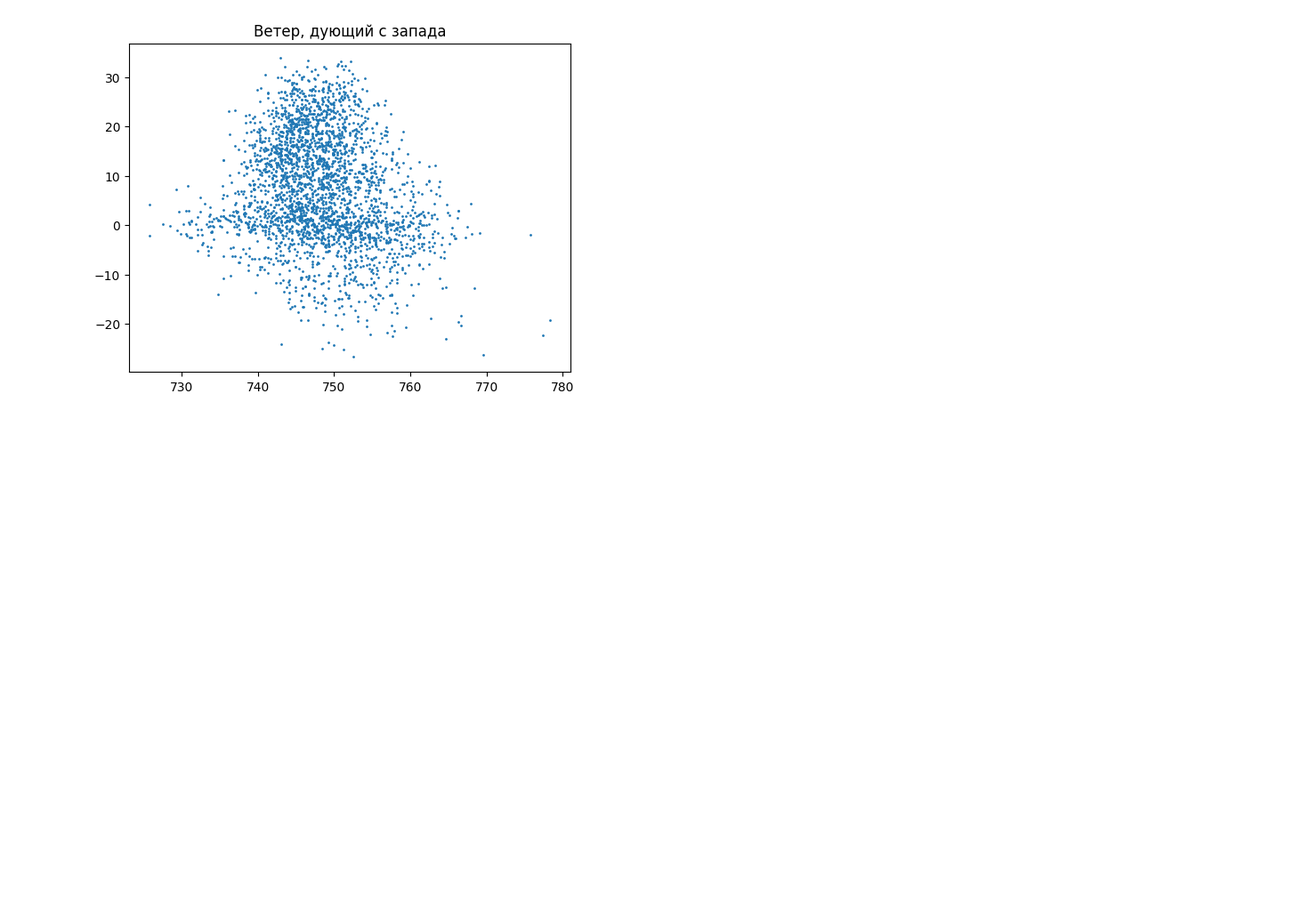
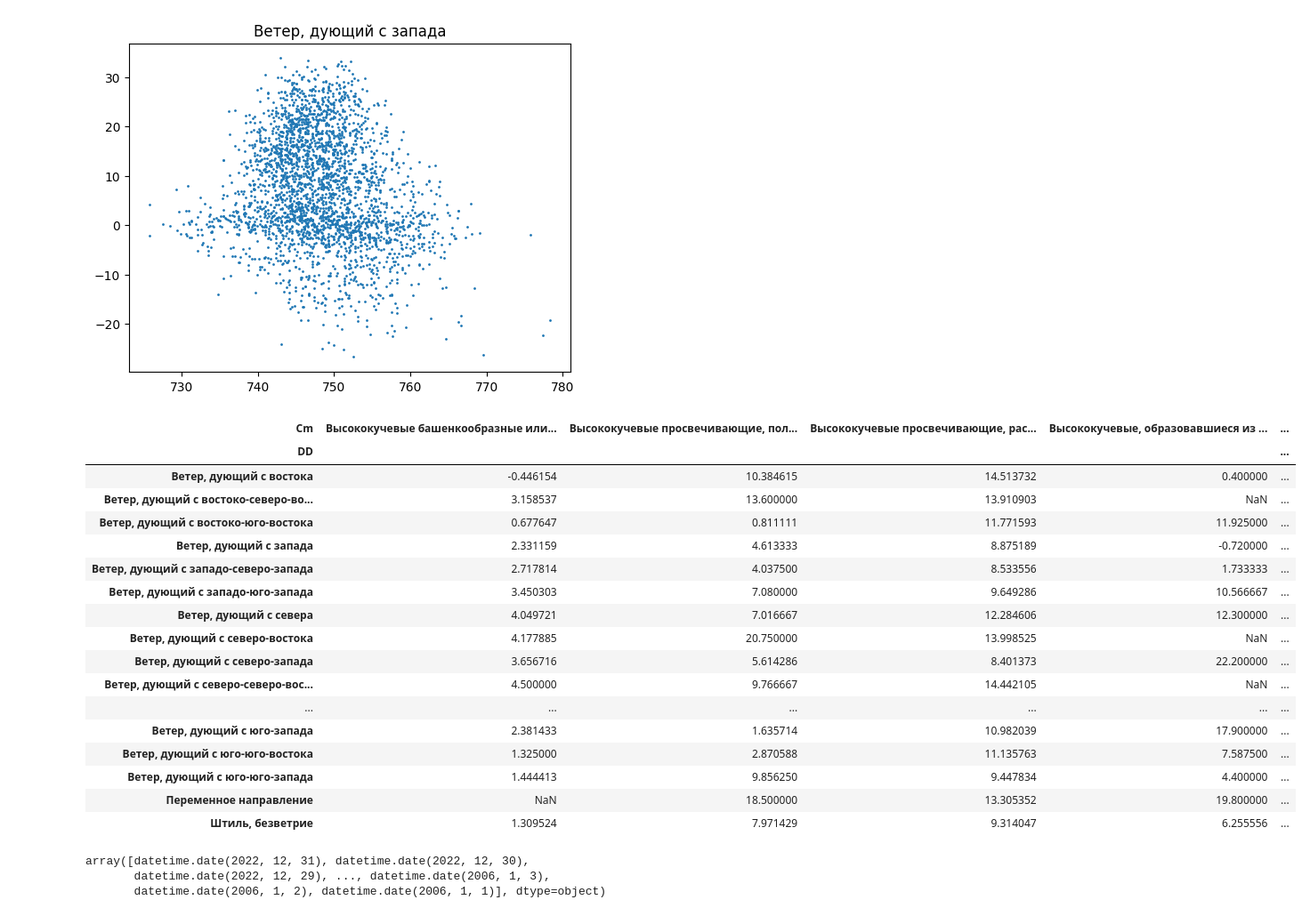
Before and after one commit to OneMoreGate/Machine_learning_MIPT, a Jupyter notebook: new_knowelge/weather_research.ipynb, the cells around one changed output. Shown: that part at 89% size. Cells and saved outputs as stored; diff of their text form; code cells hidden in the pictures; blank space fills up the shorter version.

```diff
--- a/new_knowelge/weather_research.ipynb
+++ b/new_knowelge/weather_research.ipynb
@@ -39,3 +58,29 @@ plt.title(df['DD'].unique()[1])
 # %% [output]
 Text(0.5, 1.0, 'Ветер, дующий с запада')
 [figure]
+# %%
+pd.pivot_table(df,
+    values='T',
+    index= 'DD',
+    columns='Cm',
+    aggfunc=np.mean
+)
+# %% [output]
+| Cm | Высококучевые башенкообразные или... | Высококучевые просвечивающие, пол... | Высококучевые просвечивающие, рас... | Высококучевые, образовавшиеся из ... | ... |
+| DD |  |  |  |  | ... |
+| Ветер, дующий с востока | -0.446154 | 10.384615 | 14.513732 | 0.400000 | ... |
+| Ветер, дующий с востоко-северо-во... | 3.158537 | 13.600000 | 13.910903 | NaN | ... |
+| Ветер, дующий с востоко-юго-востока | 0.677647 | 0.811111 | 11.771593 | 11.925000 | ... |
+| Ветер, дующий с запада | 2.331159 | 4.613333 | 8.875189 | -0.720000 | ... |
+| Ветер, дующий с западо-северо-запада | 2.717814 | 4.037500 | 8.533556 | 1.733333 | ... |
+| Ветер, дующий с западо-юго-запада | 3.450303 | 7.080000 | 9.649286 | 10.566667 | ... |
+| Ветер, дующий с севера | 4.049721 | 7.016667 | 12.284606 | 12.300000 | ... |
+| Ветер, дующий с северо-востока | 4.177885 | 20.750000 | 13.998525 | NaN | ... |
+| Ветер, дующий с северо-запада | 3.656716 | 5.614286 | 8.401373 | 22.200000 | ... |
+| Ветер, дующий с северо-северо-вос... | 4.500000 | 9.766667 | 14.442105 | NaN | ... |
+| ... | ... | ... | ... | ... | ... |
+| Ветер, дующий с юго-запада | 2.381433 | 1.635714 | 10.982039 | 17.900000 | ... |
+| Ветер, дующий с юго-юго-востока | 1.325000 | 2.870588 | 11.135763 | 7.587500 | ... |
+| Ветер, дующий с юго-юго-запада | 1.444413 | 9.856250 | 9.447834 | 4.400000 | ... |
+| Переменное направление | NaN | 18.500000 | 13.305352 | 19.800000 | ... |
+| Штиль, безветрие | 1.309524 | 7.971429 | 9.314047 | 6.255556 | ... |
@@ -41,0 +89,6 @@ Text(0.5, 1.0, 'Ветер, дующий с запада')
+# %%
+day = df['T'][()]
+# %% [output]
+array([datetime.date(2022, 12, 31), datetime.date(2022, 12, 30),
+       datetime.date(2022, 12, 29), ..., datetime.date(2006, 1, 3),
+       datetime.date(2006, 1, 2), datetime.date(2006, 1, 1)], dtype=object)
```
Also changed, not shown: parts of 7 cells of this notebook, 1 other file.
